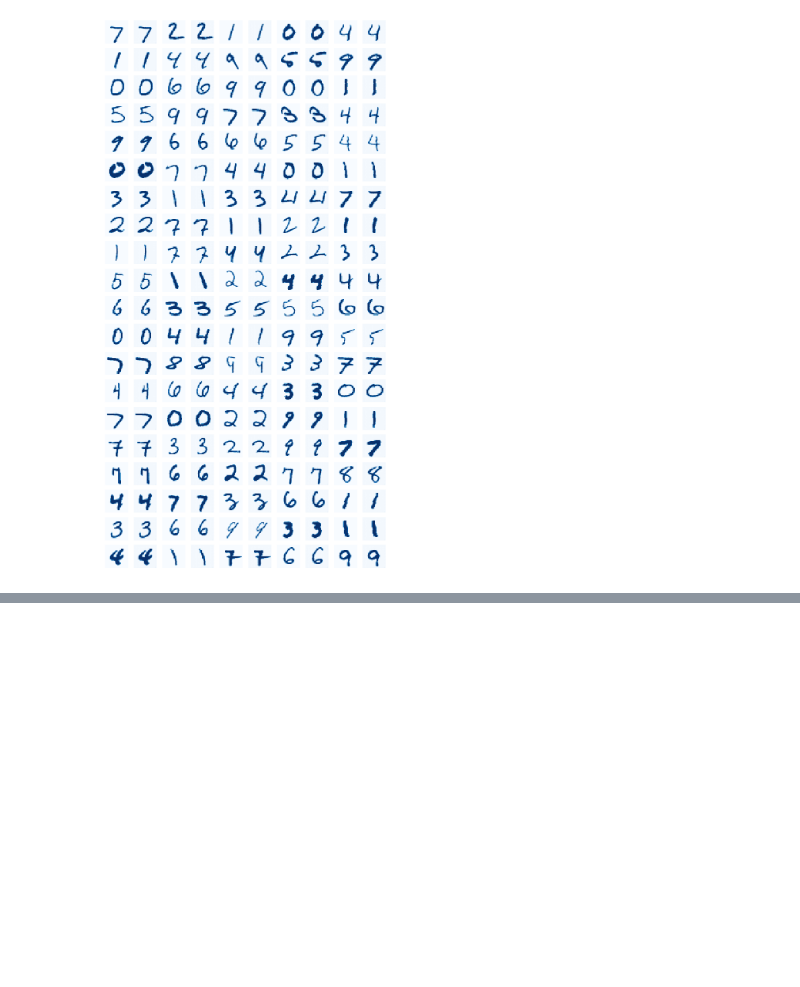
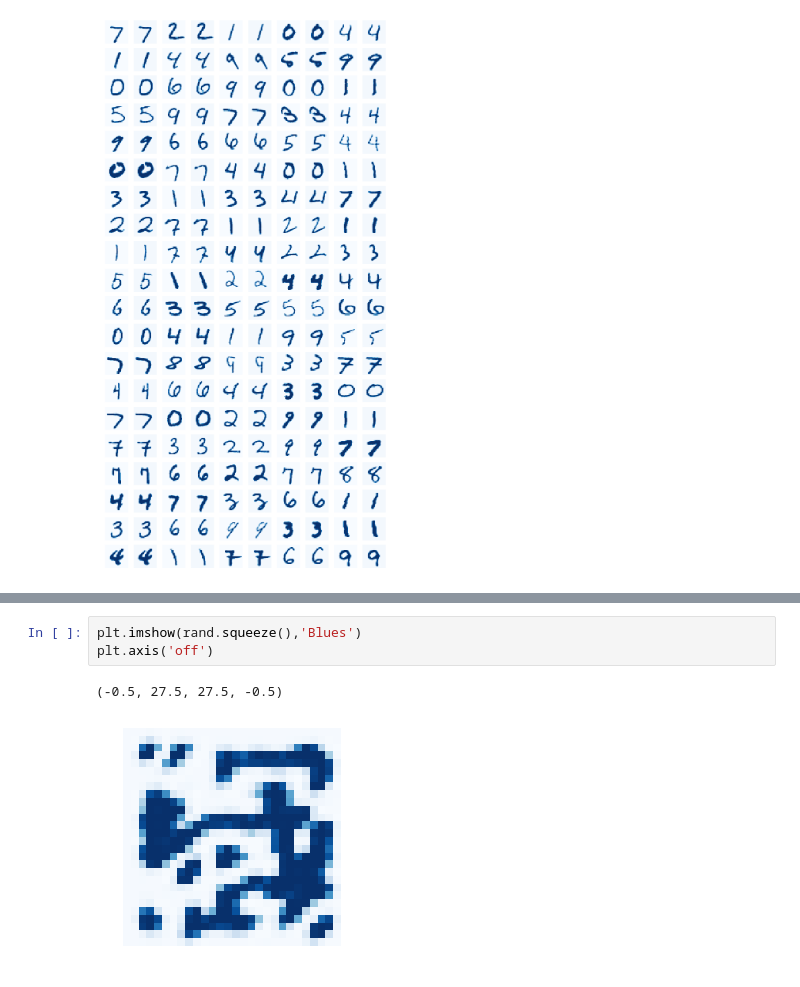
Before and after one commit to kruho/AutoEncoder, a Jupyter notebook: convAE.ipynb, the cells around one changed output, grey strips where cells are left out. Drawn from its saved outputs; the diff is of its cells as text; blank space fills up the shorter version.

```diff
--- a/convAE.ipynb
+++ b/convAE.ipynb
@@ -135,0 +158,6 @@ show(np.random.random((100,28,28,1)),ae)
+# %%
+plt.imshow(rand.squeeze(),'Blues')
+plt.axis('off')
+# %% [output]
+(-0.5, 27.5, 27.5, -0.5)
+[figure, added]
```
Also changed, not shown: parts of 4 cells of this notebook.
